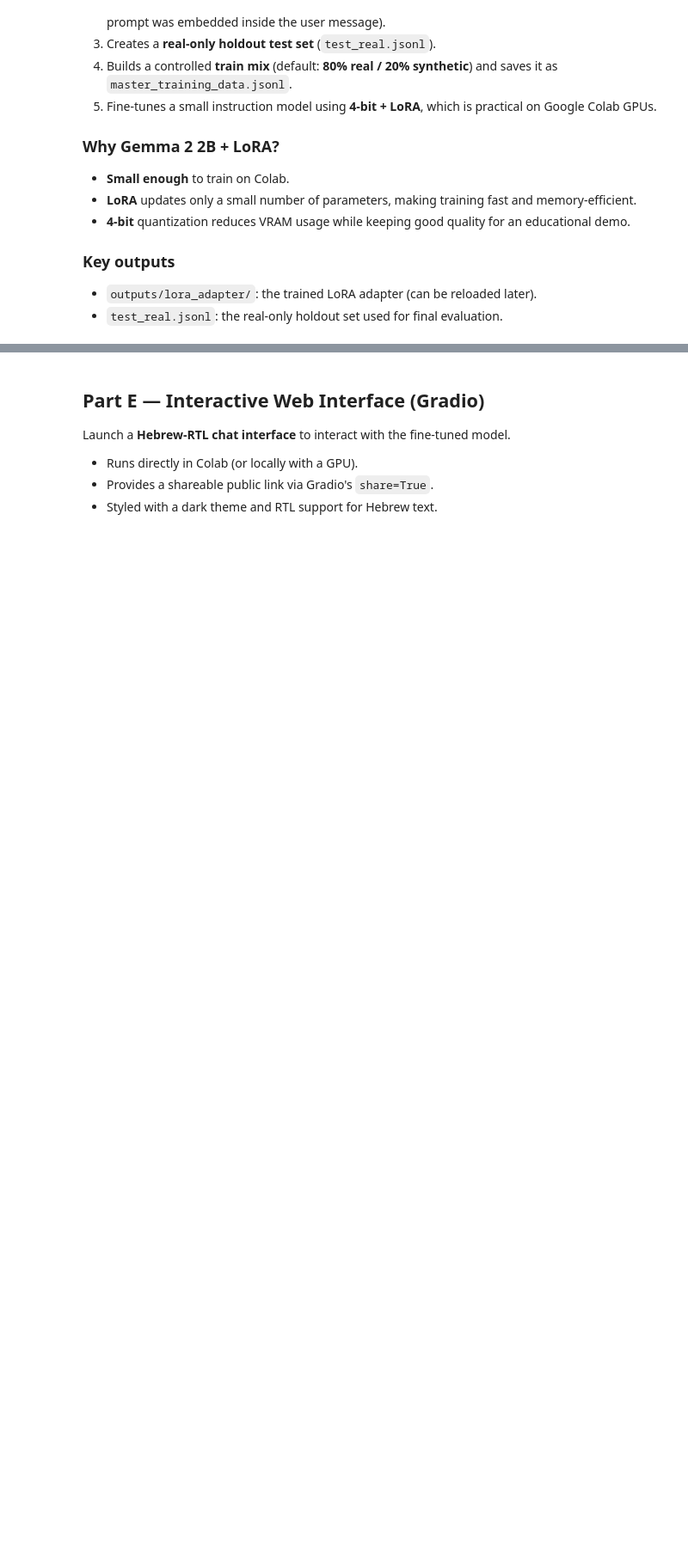
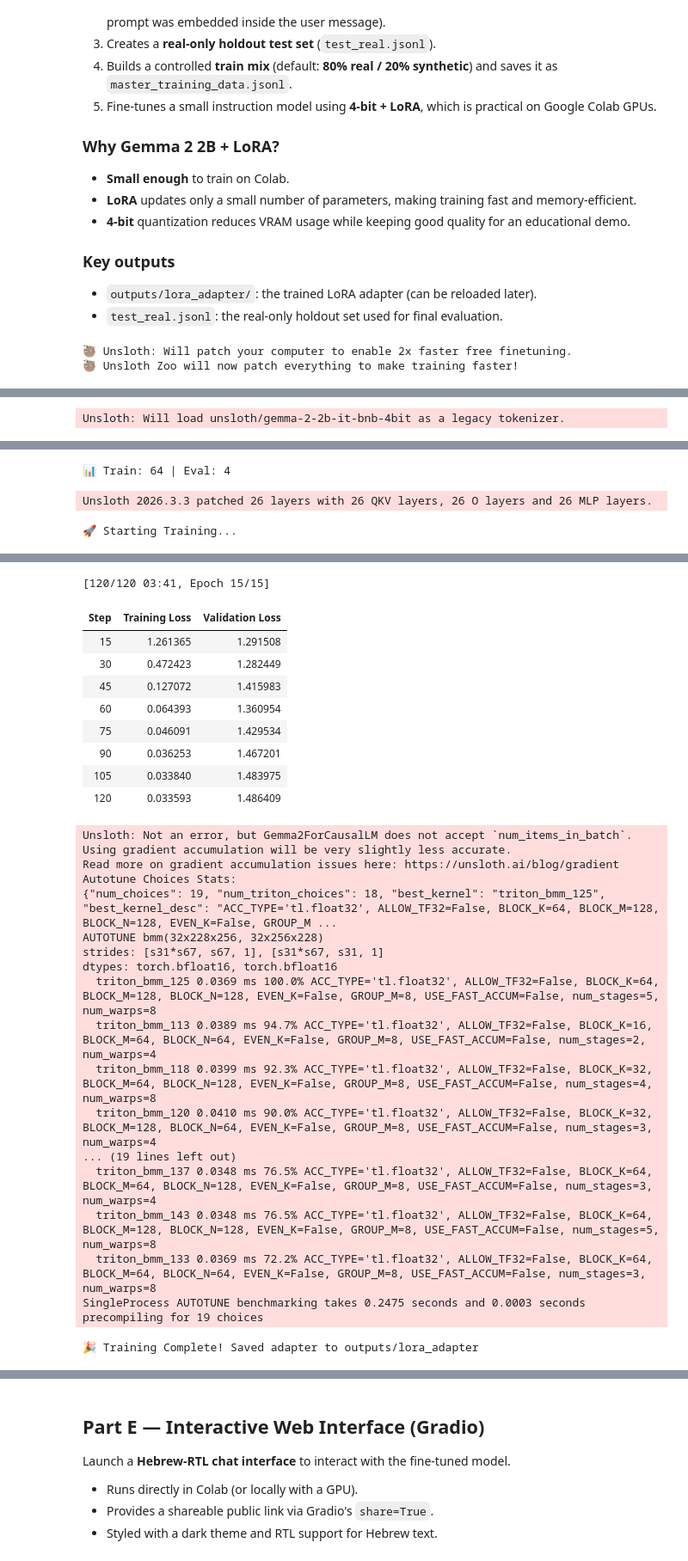
Before and after one commit to congou/bagrutai, a Jupyter notebook: bagrutai.ipynb, the cells around one changed output, grey strips where cells are left out. Shown at 86% size. Saved outputs shown, nothing was run; the diff lists cells and outputs as text; code cells hidden in the pictures; blank space fills up the shorter version.

```diff
--- a/bagrutai.ipynb
+++ b/bagrutai.ipynb
@@ -211,8 +232,8 @@ except ImportError:
 import torch
 from unsloth import FastLanguageModel
 from datasets import Dataset, load_dataset
-from trl import SFTTrainer
-from transformers import TrainingArguments, EarlyStoppingCallback
+from trl import SFTTrainer, SFTConfig
+from transformers import EarlyStoppingCallback
 import json
 import os
 import random
@@ -446,34 +467,34 @@ print("🚀 Starting Training...")
 
 trainer = SFTTrainer(
     model = model,
-    tokenizer = tokenizer,
+    processing_class = tokenizer,
     train_dataset = train_dataset,
     eval_dataset = eval_dataset,
-    dataset_text_field = "text",
-    max_seq_length = max_seq_length,
-    dataset_num_proc = 2,
-    packing = False,
-    args = TrainingArguments(
+    args = SFTConfig(
+        dataset_text_field = "text",
+        max_seq_length = max_seq_length,
+        dataset_num_proc = 2,
+        packing = False,
         per_device_train_batch_size = 2,
         gradient_accumulation_steps = 4,
-        warmup_steps = 10,              # increased warmup
-        max_steps = 120,                # doubled for better convergence
+        warmup_steps = 10,
+        max_steps = 120,
         learning_rate = 2e-4,
         fp16 = not torch.cuda.is_bf16_supported(),
         bf16 = torch.cuda.is_bf16_supported(),
         logging_steps = 1,
-        evaluation_strategy = "steps",
+        eval_strategy = "steps",
         eval_steps = 15,
         save_strategy = "steps",
         save_steps = 30,
         save_total_limit = 2,
-        load_best_model_at_end = True,  # keep the best checkpoint
+        load_best_model_at_end = True,
         metric_for_best_model = "eval_loss",
         greater_is_better = False,
         optim = "adamw_8bit",
         weight_decay = 0.01,
-        max_grad_norm = 1.0,            # gradient clipping
-        lr_scheduler_type = "cosine",   # smoother LR decay
+        max_grad_norm = 1.0,
+        lr_scheduler_type = "cosine",
         seed = 3407,
         output_dir = "outputs",
         report_to = "none",
@@ -486,3 +507,6 @@ trainer.model.save_pretrained("outputs/lora_adapter")
 tokenizer.save_pretrained("outputs/lora_adapter")
 
 print("🎉 Training Complete! Saved adapter to outputs/lora_adapter")
+# %% [output]
+🦥 Unsloth: Will patch your computer to enable 2x faster free finetuning.
+🦥 Unsloth Zoo will now patch everything to make training faster!
@@ -488,0 +525 @@ print("🎉 Training Complete! Saved adapter to outputs/lora_adapter")
+Unsloth: Will load unsloth/gemma-2-2b-it-bnb-4bit as a legacy tokenizer.
@@ -488,0 +537,3 @@ print("🎉 Training Complete! Saved adapter to outputs/lora_adapter")
+📊 Train: 64 | Eval: 4
+Unsloth 2026.3.3 patched 26 layers with 26 QKV layers, 26 O layers and 26 MLP layers.
+🚀 Starting Training...
@@ -489,3 +557,31 @@ print("🎉 Training Complete! Saved adapter to outputs/lora_adapter")
+[120/120 03:41, Epoch 15/15]
+| Step | Training Loss | Validation Loss |
+| 15 | 1.261365 | 1.291508 |
+| 30 | 0.472423 | 1.282449 |
+| 45 | 0.127072 | 1.415983 |
+| 60 | 0.064393 | 1.360954 |
+| 75 | 0.046091 | 1.429534 |
+| 90 | 0.036253 | 1.467201 |
+| 105 | 0.033840 | 1.483975 |
+| 120 | 0.033593 | 1.486409 |
+Unsloth: Not an error, but Gemma2ForCausalLM does not accept `num_items_in_batch`.
+Using gradient accumulation will be very slightly less accurate.
+Read more on gradient accumulation issues here: https://unsloth.ai/blog/gradient
+Autotune Choices Stats:
+{"num_choices": 19, "num_triton_choices": 18, "best_kernel": "triton_bmm_125", "best_kernel_desc": "ACC_TYPE='tl.float32', ALLOW_TF32=False, BLOCK_K=64, BLOCK_M=128, BLOCK_N=128, EVEN_K=False, GROUP_M ...
+AUTOTUNE bmm(32x228x256, 32x256x228)
+strides: [s31*s67, s67, 1], [s31*s67, s31, 1]
+dtypes: torch.bfloat16, torch.bfloat16
+  triton_bmm_125 0.0369 ms 100.0% ACC_TYPE='tl.float32', ALLOW_TF32=False, BLOCK_K=64, BLOCK_M=128, BLOCK_N=128, EVEN_K=False, GROUP_M=8, USE_FAST_ACCUM=False, num_stages=5, num_warps=8
+  triton_bmm_113 0.0389 ms 94.7% ACC_TYPE='tl.float32', ALLOW_TF32=False, BLOCK_K=16, BLOCK_M=64, BLOCK_N=64, EVEN_K=False, GROUP_M=8, USE_FAST_ACCUM=False, num_stages=2, num_warps=4
+  triton_bmm_118 0.0399 ms 92.3% ACC_TYPE='tl.float32', ALLOW_TF32=False, BLOCK_K=32, BLOCK_M=64, BLOCK_N=128, EVEN_K=False, GROUP_M=8, USE_FAST_ACCUM=False, num_stages=4, num_warps=8
+  triton_bmm_120 0.0410 ms 90.0% ACC_TYPE='tl.float32', ALLOW_TF32=False, BLOCK_K=32, BLOCK_M=128, BLOCK_N=64, EVEN_K=False, GROUP_M=8, USE_FAST_ACCUM=False, num_stages=3, num_warps=4
+... (19 lines left out)
+  triton_bmm_137 0.0348 ms 76.5% ACC_TYPE='tl.float32', ALLOW_TF32=False, BLOCK_K=64, BLOCK_M=64, BLOCK_N=128, EVEN_K=False, GROUP_M=8, USE_FAST_ACCUM=False, num_stages=3, num_warps=4
+  triton_bmm_143 0.0348 ms 76.5% ACC_TYPE='tl.float32', ALLOW_TF32=False, BLOCK_K=64, BLOCK_M=128, BLOCK_N=128, EVEN_K=False, GROUP_M=8, USE_FAST_ACCUM=False, num_stages=5, num_warps=8
+  triton_bmm_133 0.0369 ms 72.2% ACC_TYPE='tl.float32', ALLOW_TF32=False, BLOCK_K=64, BLOCK_M=64, BLOCK_N=64, EVEN_K=False, GROUP_M=8, USE_FAST_ACCUM=False, num_stages=3, num_warps=8
+SingleProcess AUTOTUNE benchmarking takes 0.2475 seconds and 0.0003 seconds precompiling for 19 choices
+🎉 Training Complete! Saved adapter to outputs/lora_adapter
 # %% [markdown]
 ## Part C½ — Push LoRA adapter to HuggingFace Hub
 
```
Also changed, not shown: parts of 4 cells of this notebook.
